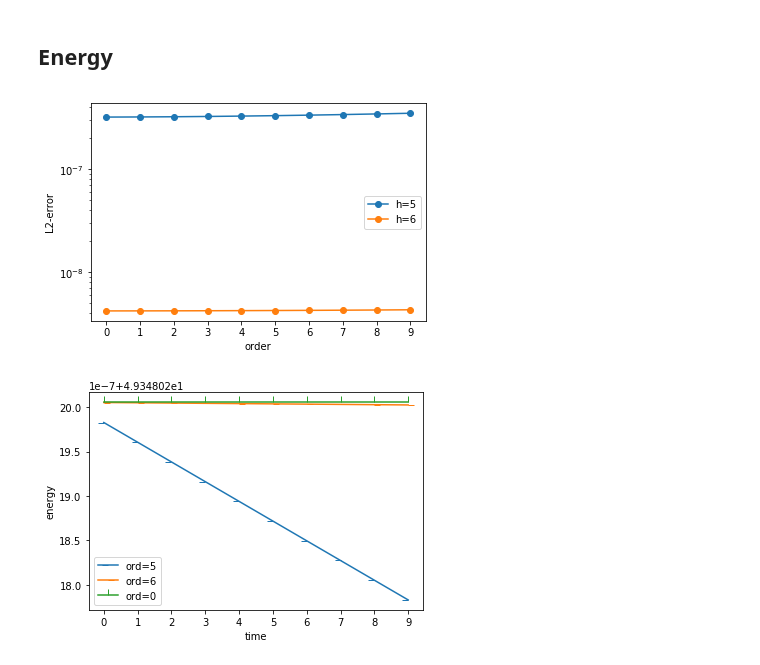
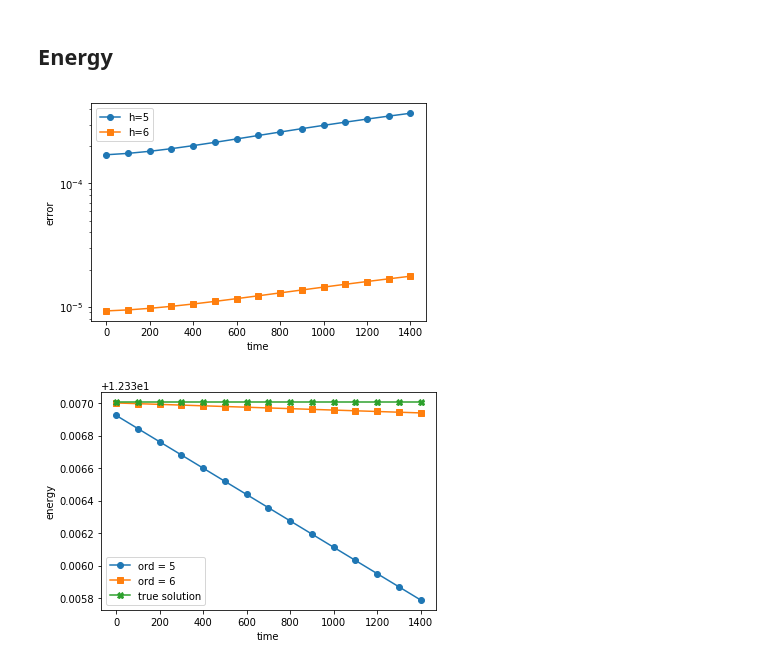
Before and after one commit to PaulSt/NGSTrefftz, a Jupyter notebook: python_test/notebooks/evolvetent.ipynb, the cells around one changed output. Drawn from its saved outputs; the diff is of its cells as text; code cells hidden in the pictures.

```diff
--- a/python_test/notebooks/evolvetent.ipynb
+++ b/python_test/notebooks/evolvetent.ipynb
@@ -40,7 +41,7 @@ initmesh = Mesh(unit_cube.GenerateMesh(maxh=0.4))
 bdd = simplesin(initmesh.dim,c)
 wavefront = EvolveTentsMakeWavefront(order,initmesh,c,t_start,bdd)
 mat = EvolveTents(order,initmesh,c,t_end,wavefront,0,bdd)
-l2err = EvolveTentsL2Error(order,initmesh,mat,EvolveTentsMakeWavefront(order,initmesh,c,t_end,bdd))
+l2err = EvolveTentsError(order,initmesh,mat,EvolveTentsMakeWavefront(order,initmesh,c,t_end,bdd))
 
 for t in Timers():
     print(t)
@@ -188,7 +191,7 @@ for initmesh in meshes:
         bdd = simplesin(D,c)
         wavefront = EvolveTentsMakeWavefront(order,initmesh,c,t_start,bdd)
         mat = EvolveTents(order,initmesh,c,t_end,wavefront,0,bdd)
-        l2err = EvolveTentsL2Error(order,initmesh,mat,EvolveTentsMakeWavefront(order,initmesh,c,t_end,bdd))
+        l2err = EvolveTentsError(order,initmesh,mat,EvolveTentsMakeWavefront(order,initmesh,c,t_end,bdd))
         print("order: " + str(order) + " err: " + str(l2err))
 # %% [output]
 dim: 1
@@ -206,13 +209,15 @@ order: 4 err: 0.001498906238993237
 # %% [markdown]
 ## Energy
 # %%
+markers = ["o","s","X","D","*","P","s","X","D","*","P"]
 maxorder = 7
 minorder=5
 t_start = 0
 t_step = 100
-t_end = 1000
+t_end = 1500
+xrange=range(t_start,t_end,t_step)
 c = 1
-initmesh = Mesh(SegMesh(20,0,1)) #Mesh(unit_square.GenerateMesh(maxh=0.09))
+initmesh = Mesh(SegMesh(5,0,1)) #Mesh(unit_square.GenerateMesh(maxh=0.09))
 bdd = simplesin(initmesh.dim,c)
 
 error = [None] * (maxorder-minorder+1)
@@ -226,49 +231,45 @@ for o,order in enumerate(range(minorder,maxorder)):
     while t_start < t_end:
         wavefront = EvolveTents(order,initmesh,c,t_step,wavefront,t_start,bdd)
         t_start += t_step
-        l2err = EvolveTentsL2Error(order,initmesh,wavefront,EvolveTentsMakeWavefront(order,initmesh,c,t_start,bdd))
+        l2err = EvolveTentsError(order,initmesh,wavefront,EvolveTentsMakeWavefront(order,initmesh,c,t_start,bdd))
         egy = EvolveTentsEnergy(order,initmesh,wavefront,c)
         error[o].append(l2err)
         energy[o].append(egy)
 
-t_start = 0
+t_start=0
 error[o+1] = []
 energy[o+1] = []
 while t_start < t_end:
     t_start += t_step
     energy[o+1].append(EvolveTentsEnergy(order,initmesh,EvolveTentsMakeWavefront(order,initmesh,c,t_start,bdd),c))
-foo=list(range(minorder,maxorder))
-foo.append(0)
 
-xrange=range(0,int(t_end/t_step))
 maxh=range(minorder,maxorder)
 fig = plt.figure()
 ax = fig.gca()
 for i,h in enumerate(maxh):
-    plt.semilogy(xrange , error[i], '-o', label="h="+str(h))
+    plt.semilogy(xrange , error[i], "-"+markers[i], label="h="+str(h))
 ax.xaxis.set_major_locator(MaxNLocator(integer=True))
 #plt.title('Wavespeed: ' + str(c) + " dim: " + str(initmesh.dim) + "+1")
 plt.legend()
-plt.ylabel("L2-error")
-plt.xlabel("order")
-#plt.savefig("results/pvtv3_"+label[yaxis]+label[xaxis]+".png")
+plt.ylabel("error")
+plt.xlabel("time")
+plt.savefig('../results/energy_error'+'.eps', format='eps', dpi=1000)
 plt.show()
 
-xrange=range(int(t_end/t_step))
-maxh=list(range(minorder,maxorder))
-maxh.append(0)
+maxh=["ord = "+str(x) for x in range(minorder,maxorder)]
+maxh.append("true solution")
 fig = plt.figure()
 ax = fig.gca()
 for i,h in enumerate(maxh):
-    plt.plot(xrange , energy[i], marker=i, label="ord="+str(h))
+    plt.plot(xrange , energy[i], "-"+markers[i], label=str(h))
     #plt.semilogy(xrange , energy[i], marker=i, label="h="+str(h))
 ax.xaxis.set_major_locator(MaxNLocator(integer=True))
 #plt.title('Wavespeed: ' + str(c) + " dim: " + str(initmesh.dim) + "+1")
 plt.legend()
 plt.ylabel("energy")
 plt.xlabel("time")
-#plt.savefig("results/pvtv3_"+label[yaxis]+label[xaxis]+".png")
+plt.savefig('../results/energy'+'.eps', format='eps', dpi=1000)
 plt.show()
 # %% [output]
-[figure, old version]
+[figure, new version]
-[figure, old version]
+[figure, new version]
```
Also changed, not shown: parts of 5 cells of this notebook, 4 other files.
